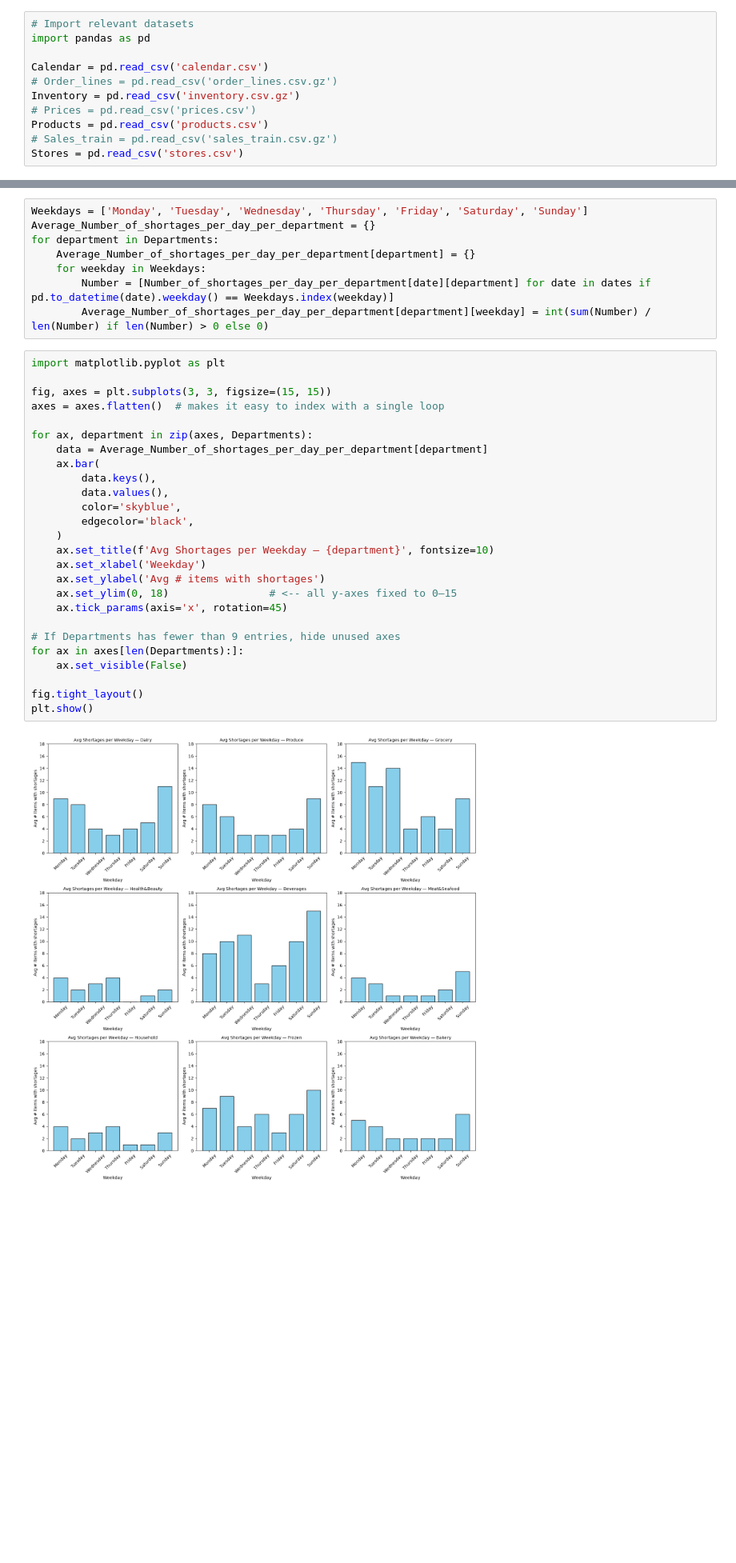
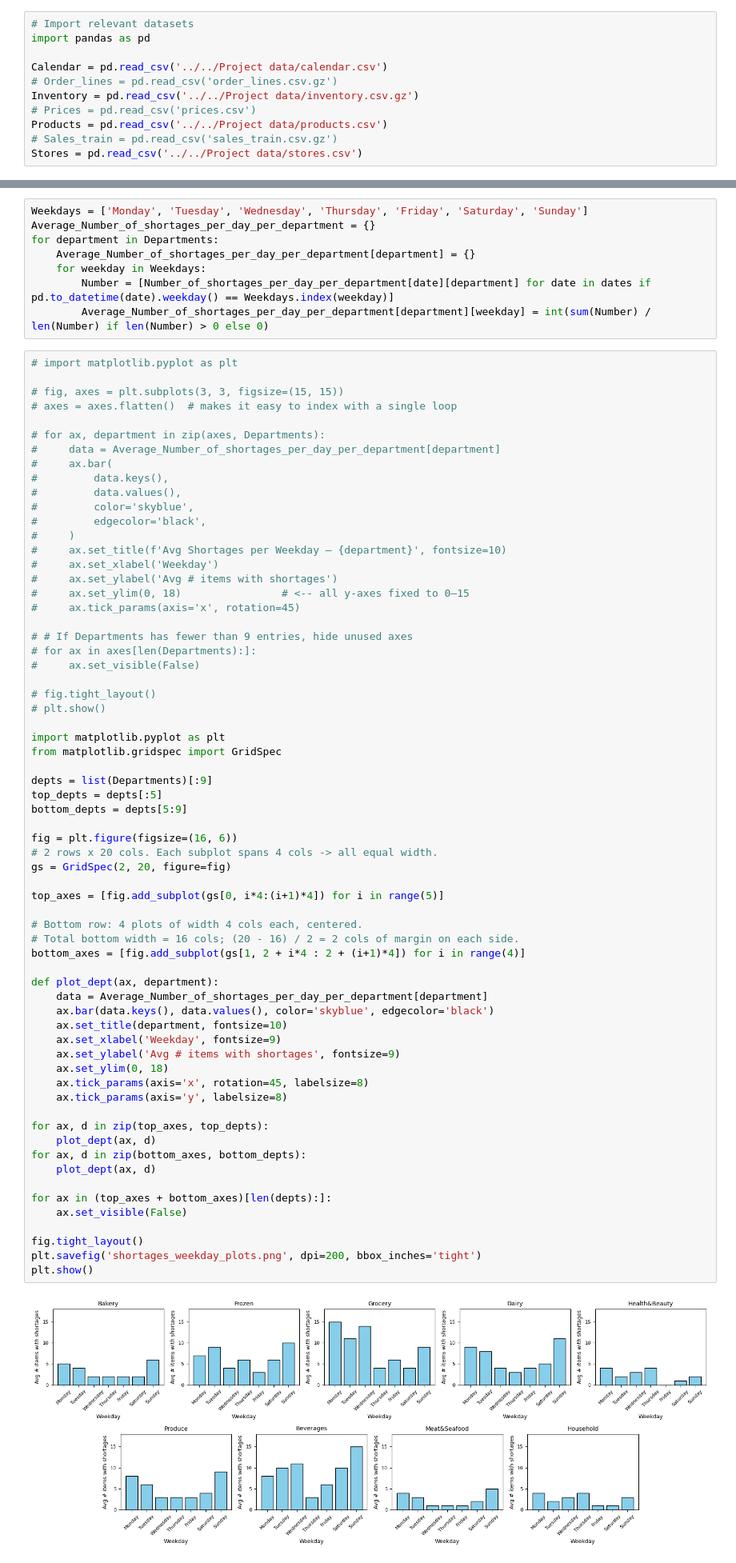
Before and after one commit to Austin-cool/The-Supply-Chain-Paradox, a Jupyter notebook: R4-Exploration/Question 1/Initial_Data_Analysis.ipynb, the cells around one changed output, grey strips where cells are left out. Shown at 80% size. Saved outputs shown, nothing was run; the diff lists cells and outputs as text; blank space fills up the shorter version.

```diff
--- a/R4-Exploration/Question 1/Initial_Data_Analysis.ipynb
+++ b/R4-Exploration/Question 1/Initial_Data_Analysis.ipynb
@@ -17,13 +17,13 @@
 # Import relevant datasets
 import pandas as pd
 
-Calendar = pd.read_csv('calendar.csv')
+Calendar = pd.read_csv('../../Project data/calendar.csv')
 # Order_lines = pd.read_csv('order_lines.csv.gz')
-Inventory = pd.read_csv('inventory.csv.gz')
+Inventory = pd.read_csv('../../Project data/inventory.csv.gz')
 # Prices = pd.read_csv('prices.csv')
-Products = pd.read_csv('products.csv')
+Products = pd.read_csv('../../Project data/products.csv')
 # Sales_train = pd.read_csv('sales_train.csv.gz')
-Stores = pd.read_csv('stores.csv')
+Stores = pd.read_csv('../../Project data/stores.csv')
 # %%
 # Create a list with the item ids
 item_ids = [i for i in Products['item_id']]
@@ -305,33 +343,72 @@ for department in Departments:
         Number = [Number_of_shortages_per_day_per_department[date][department] for date in dates if pd.to_datetime(date).weekday() == Weekdays.index(weekday)]
         Average_Number_of_shortages_per_day_per_department[department][weekday] = int(sum(Number) / len(Number) if len(Number) > 0 else 0)
 # %%
+# import matplotlib.pyplot as plt
+
+# fig, axes = plt.subplots(3, 3, figsize=(15, 15))
+# axes = axes.flatten()  # makes it easy to index with a single loop
+
+# for ax, department in zip(axes, Departments):
+#     data = Average_Number_of_shortages_per_day_per_department[department]
+#     ax.bar(
+#         data.keys(),
+#         data.values(),
+#         color='skyblue',
+#         edgecolor='black',
+#     )
+#     ax.set_title(f'Avg Shortages per Weekday — {department}', fontsize=10)
+#     ax.set_xlabel('Weekday')
+#     ax.set_ylabel('Avg # items with shortages')
+#     ax.set_ylim(0, 18)                # <-- all y-axes fixed to 0–15
+#     ax.tick_params(axis='x', rotation=45)
+
+# # If Departments has fewer than 9 entries, hide unused axes
+# for ax in axes[len(Departments):]:
+#     ax.set_visible(False)
+
+# fig.tight_layout()
+# plt.show()
+
 import matplotlib.pyplot as plt
+from matplotlib.gridspec import GridSpec
 
-fig, axes = plt.subplots(3, 3, figsize=(15, 15))
-axes = axes.flatten()  # makes it easy to index with a single loop
+depts = list(Departments)[:9]
+top_depts = depts[:5]
+bottom_depts = depts[5:9]
 
-for ax, department in zip(axes, Departments):
+fig = plt.figure(figsize=(16, 6))
+# 2 rows x 20 cols. Each subplot spans 4 cols -> all equal width.
+gs = GridSpec(2, 20, figure=fig)
+
+top_axes = [fig.add_subplot(gs[0, i*4:(i+1)*4]) for i in range(5)]
+
+# Bottom row: 4 plots of width 4 cols each, centered.
+# Total bottom width = 16 cols; (20 - 16) / 2 = 2 cols of margin on each side.
+bottom_axes = [fig.add_subplot(gs[1, 2 + i*4 : 2 + (i+1)*4]) for i in range(4)]
+
+def plot_dept(ax, department):
     data = Average_Number_of_shortages_per_day_per_department[department]
-    ax.bar(
-        data.keys(),
-        data.values(),
-        color='skyblue',
-        edgecolor='black',
-    )
-    ax.set_title(f'Avg Shortages per Weekday — {department}', fontsize=10)
-    ax.set_xlabel('Weekday')
-    ax.set_ylabel('Avg # items with shortages')
-    ax.set_ylim(0, 18)                # <-- all y-axes fixed to 0–15
-    ax.tick_params(axis='x', rotation=45)
+    ax.bar(data.keys(), data.values(), color='skyblue', edgecolor='black')
+    ax.set_title(department, fontsize=10)
+    ax.set_xlabel('Weekday', fontsize=9)
+    ax.set_ylabel('Avg # items with shortages', fontsize=9)
+    ax.set_ylim(0, 18)
+    ax.tick_params(axis='x', rotation=45, labelsize=8)
+    ax.tick_params(axis='y', labelsize=8)
 
-# If Departments has fewer than 9 entries, hide unused axes
-for ax in axes[len(Departments):]:
+for ax, d in zip(top_axes, top_depts):
+    plot_dept(ax, d)
+for ax, d in zip(bottom_axes, bottom_depts):
+    plot_dept(ax, d)
+
+for ax in (top_axes + bottom_axes)[len(depts):]:
     ax.set_visible(False)
 
 fig.tight_layout()
+plt.savefig('shortages_weekday_plots.png', dpi=200, bbox_inches='tight')
 plt.show()
 # %% [output]
-[figure, old version]
+[figure, new version]
 # %% [markdown]
 **Observation:** The plots show that items from each department often experience shortages on Monday, Tuesdays, and Sundays. This is likely due to the fixed delivery schedules.
 ___
```
Also changed, not shown: parts of 3 cells of this notebook, 2 other files.
